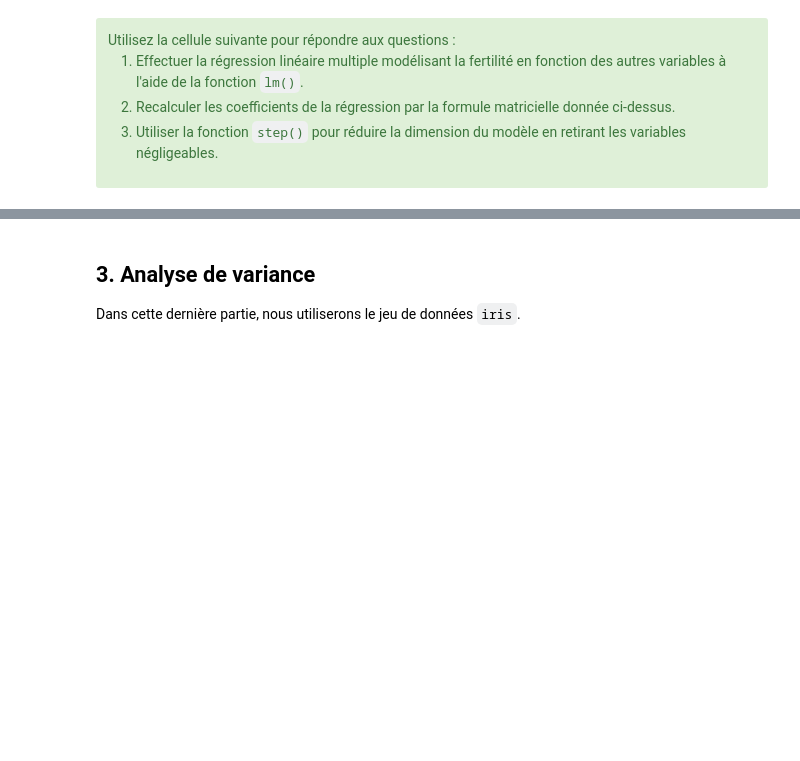
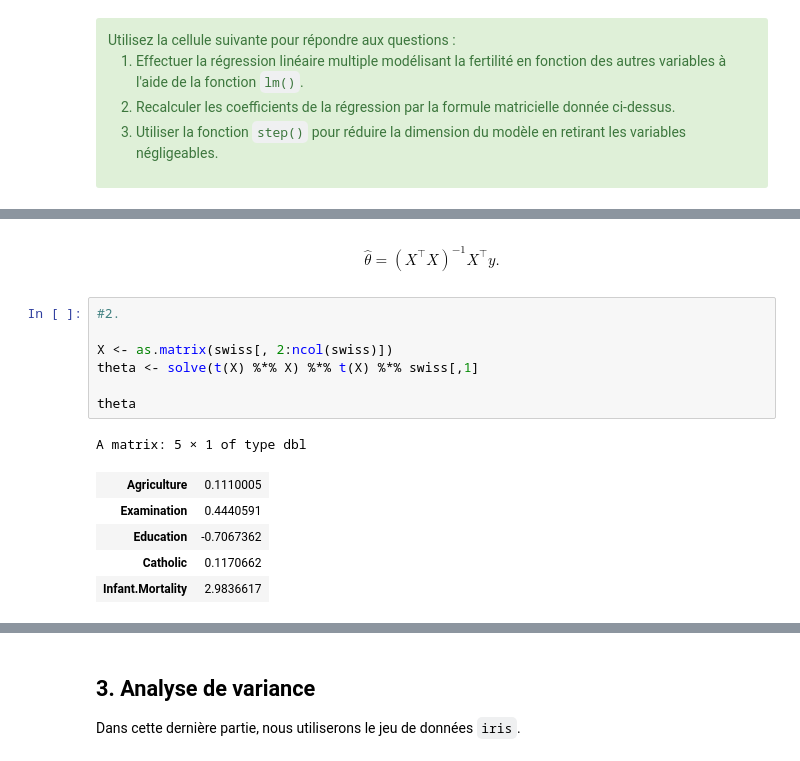
Before and after one commit to audrey1306/statistics, a Jupyter notebook: seance_10_09_25/TP3_2_model_lin_ANOVA.ipynb, the cells around one changed output, grey strips where cells are left out. Drawn from its saved outputs; the diff is of its cells as text; blank space fills up the shorter version.

```diff
--- a/seance_10_09_25/TP3_2_model_lin_ANOVA.ipynb
+++ b/seance_10_09_25/TP3_2_model_lin_ANOVA.ipynb
@@ -113,0 +158,18 @@ help(swiss)
+# %% [markdown]
+\begin{equation*}
+\hat{\theta} = (X^\top X)^{-1} X^\top y.
+\end{equation*}
+# %%
+#2.
+
+X <- as.matrix(swiss[, 2:ncol(swiss)])
+theta <- solve(t(X) %*% X) %*% t(X) %*% swiss[,1]
+
+theta
+# %% [output]
+A matrix: 5 × 1 of type dbl
+| Agriculture | 0.1110005 |
+| Examination | 0.4440591 |
+| Education | -0.7067362 |
+| Catholic | 0.1170662 |
+| Infant.Mortality | 2.9836617 |
```
Also changed, not shown: parts of 15 cells of this notebook, 1 other file.
